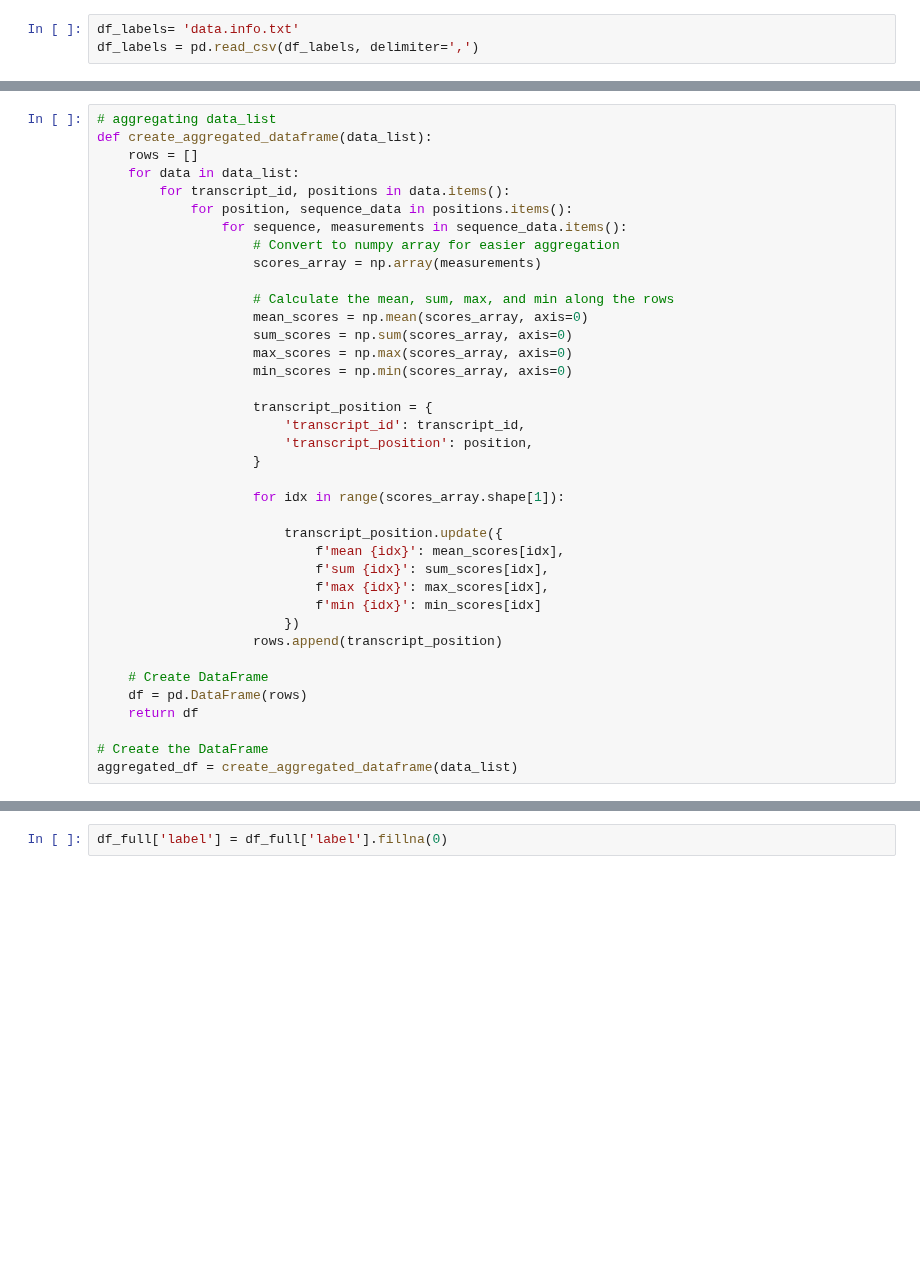
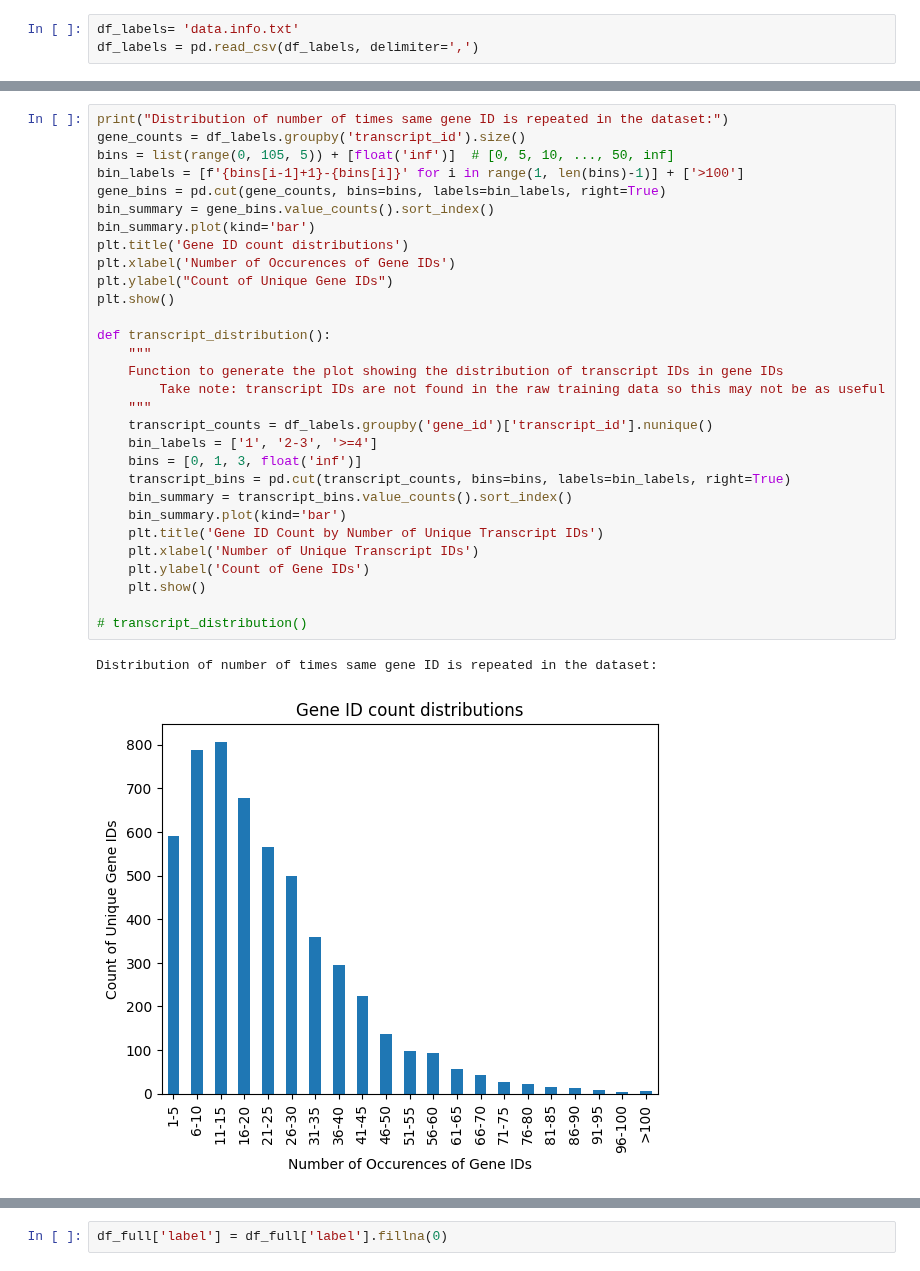
Before and after one commit to yunethiri/DSA4262-geneandtonic, a Jupyter notebook: eda.ipynb, the cells around one changed output, grey strips where cells are left out. Cells and saved outputs as stored; diff of their text form; blank space fills up the shorter version.

```diff
--- a/eda.ipynb
+++ b/eda.ipynb
@@ -92,41 +97,36 @@ label
 0    116363
 1      5475
 Name: count, dtype: int64
-# %%
-# aggregating data_list
-def create_aggregated_dataframe(data_list):
-    rows = []
-    for data in data_list:
-        for transcript_id, positions in data.items():
-            for position, sequence_data in positions.items():
-                for sequence, measurements in sequence_data.items():
-                    # Convert to numpy array for easier aggregation
-                    scores_array = np.array(measurements)
-
-                    # Calculate the mean, sum, max, and min along the rows
-                    mean_scores = np.mean(scores_array, axis=0)
-                    sum_scores = np.sum(scores_array, axis=0)
-                    max_scores = np.max(scores_array, axis=0)
-                    min_scores = np.min(scores_array, axis=0)
-
-                    transcript_position = {
-                        'transcript_id': transcript_id,
-                        'transcript_position': position,
-                    }
-
-                    for idx in range(scores_array.shape[1]):
-
-                        transcript_position.update({
-                            f'mean {idx}': mean_scores[idx],
-                            f'sum {idx}': sum_scores[idx],
-                            f'max {idx}': max_scores[idx],
-                            f'min {idx}': min_scores[idx]
-                        })
-                    rows.append(transcript_position)
-
-    # Create DataFrame
-    df = pd.DataFrame(rows)
-    return df
-
-# Create the DataFrame
-aggregated_df = create_aggregated_dataframe(data_list)
+# %%
+print("Distribution of number of times same gene ID is repeated in the dataset:")
+gene_counts = df_labels.groupby('transcript_id').size()
+bins = list(range(0, 105, 5)) + [float('inf')]  # [0, 5, 10, ..., 50, inf]
+bin_labels = [f'{bins[i-1]+1}-{bins[i]}' for i in range(1, len(bins)-1)] + ['>100']
+gene_bins = pd.cut(gene_counts, bins=bins, labels=bin_labels, right=True)
+bin_summary = gene_bins.value_counts().sort_index()
+bin_summary.plot(kind='bar')
+plt.title('Gene ID count distributions')
+plt.xlabel('Number of Occurences of Gene IDs')
+plt.ylabel("Count of Unique Gene IDs")
+plt.show()
+
+def transcript_distribution():
+    """
+    Function to generate the plot showing the distribution of transcript IDs in gene IDs
+        Take note: transcript IDs are not found in the raw training data so this may not be as useful
+    """
+    transcript_counts = df_labels.groupby('gene_id')['transcript_id'].nunique()
+    bin_labels = ['1', '2-3', '>=4']
+    bins = [0, 1, 3, float('inf')]
+    transcript_bins = pd.cut(transcript_counts, bins=bins, labels=bin_labels, right=True)
+    bin_summary = transcript_bins.value_counts().sort_index()
+    bin_summary.plot(kind='bar')
+    plt.title('Gene ID Count by Number of Unique Transcript IDs')
+    plt.xlabel('Number of Unique Transcript IDs')
+    plt.ylabel('Count of Gene IDs')
+    plt.show()
+
+# transcript_distribution()
+# %% [output]
+Distribution of number of times same gene ID is repeated in the dataset:
+[figure, added]
```
Also changed, not shown: parts of 22 cells of this notebook.
